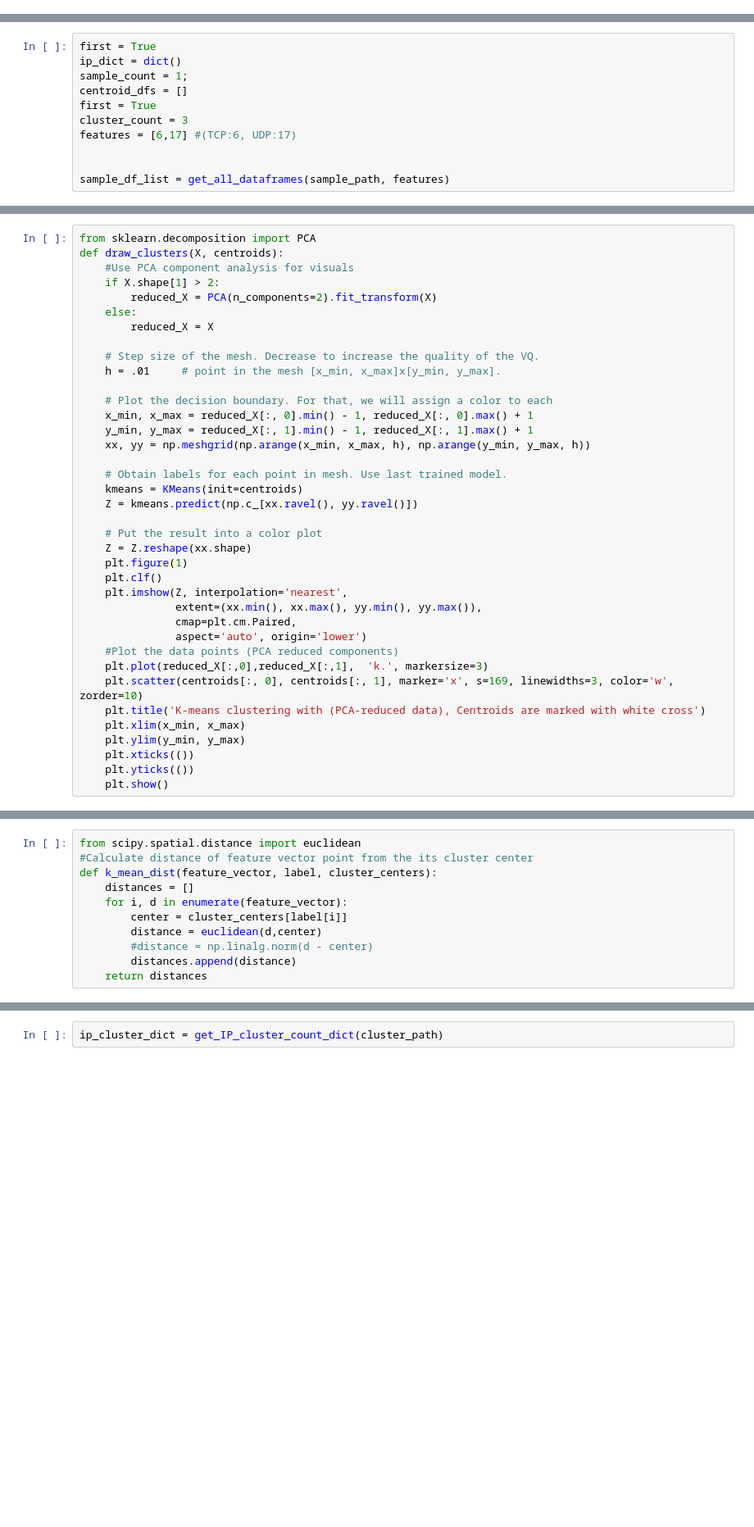
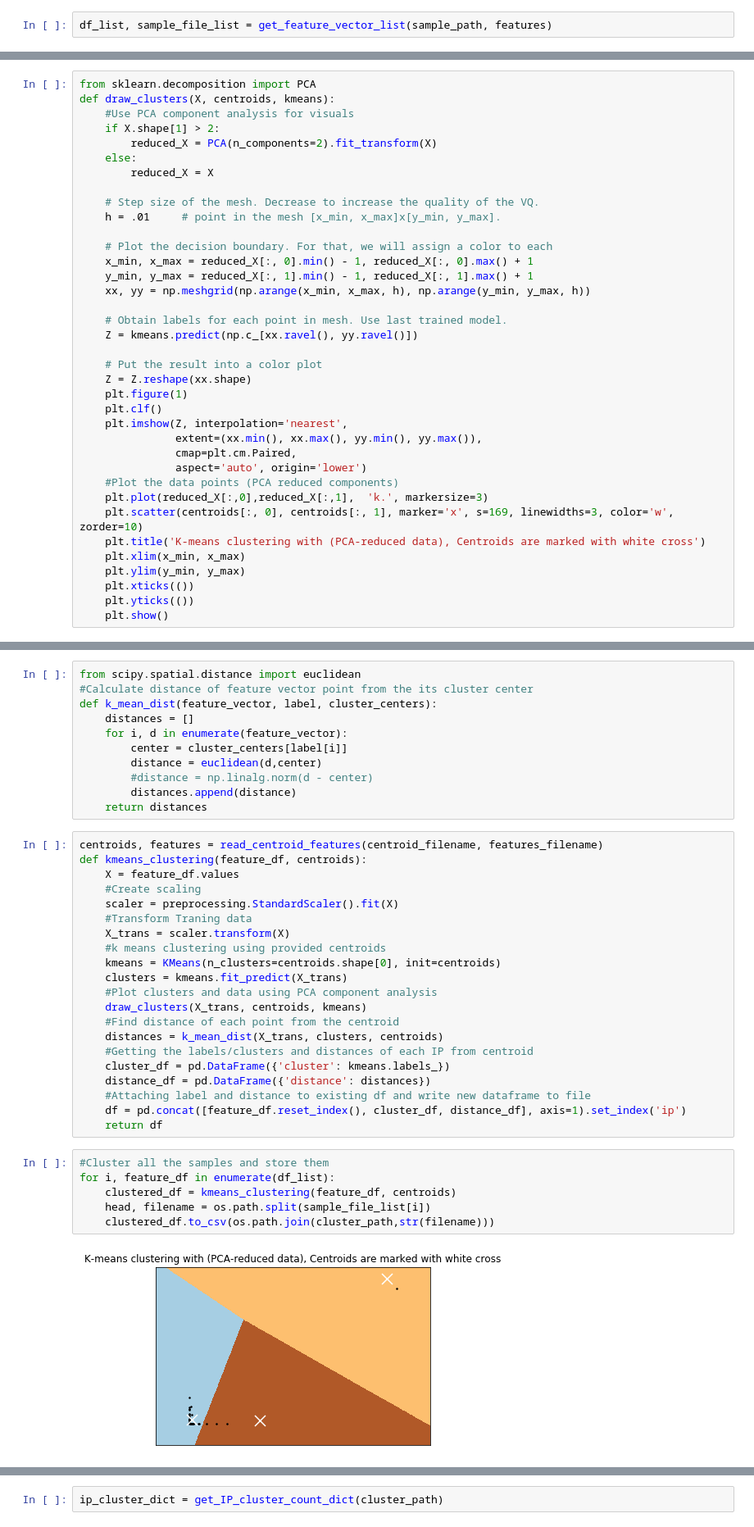
Before and after one commit to arpitgawande/ThesisPrograms, a Jupyter notebook: notebooks/IP_clustering.ipynb, the cells around one changed output, grey strips where cells are left out. Shown: that part at 82% size. Saved outputs shown, nothing was run; the diff lists cells and outputs as text; blank space fills up the shorter version.

```diff
--- a/notebooks/IP_clustering.ipynb
+++ b/notebooks/IP_clustering.ipynb
@@ -115,3 +130,5 @@ def elbow_method(X_trans):
 #     plt.title('Elbow Curve')
 #     plt.show()
     return opt_clust_count
+# %%
+df_list, sample_file_list = get_feature_vector_list(sample_path, features)
@@ -174,15 +198,4 @@ def get_kmeans_centroid(feature_df, cluster_count):
             first = False
         df_centroid = df_centroid.append(s,ignore_index=True)
     return df_centroid
-# %%
-first = True
-ip_dict = dict()
-sample_count = 1;
-centroid_dfs = []
-first = True
-cluster_count = 3
-features = [6,17] #(TCP:6, UDP:17)
-
-
-sample_df_list = get_all_dataframes(sample_path, features)
 # %%
@@ -209,7 +234,7 @@ def read_centroid_features(centroid_filename, features_filename):
     return centroids, features
 # %%
 from sklearn.decomposition import PCA
-def draw_clusters(X, centroids):
+def draw_clusters(X, centroids, kmeans):
     #Use PCA component analysis for visuals
     if X.shape[1] > 2:
         reduced_X = PCA(n_components=2).fit_transform(X)
@@ -225,7 +250,6 @@ def draw_clusters(X, centroids):
     xx, yy = np.meshgrid(np.arange(x_min, x_max, h), np.arange(y_min, y_max, h))
 
     # Obtain labels for each point in mesh. Use last trained model.
-    kmeans = KMeans(init=centroids)
     Z = kmeans.predict(np.c_[xx.ravel(), yy.ravel()])
 
     # Put the result into a color plot
@@ -277,3 +280,32 @@ def k_mean_dist(feature_vector, label, cluster_centers):
         #distance = np.linalg.norm(d - center)
         distances.append(distance)
     return distances
+# %%
+centroids, features = read_centroid_features(centroid_filename, features_filename)
+def kmeans_clustering(feature_df, centroids):
+    X = feature_df.values
+    #Create scaling
+    scaler = preprocessing.StandardScaler().fit(X)
+    #Transform Traning data
+    X_trans = scaler.transform(X)
+    #k means clustering using provided centroids
+    kmeans = KMeans(n_clusters=centroids.shape[0], init=centroids)
+    clusters = kmeans.fit_predict(X_trans)
+    #Plot clusters and data using PCA component analysis
+    draw_clusters(X_trans, centroids, kmeans)
+    #Find distance of each point from the centroid
+    distances = k_mean_dist(X_trans, clusters, centroids)
+    #Getting the labels/clusters and distances of each IP from centroid
+    cluster_df = pd.DataFrame({'cluster': kmeans.labels_})
+    distance_df = pd.DataFrame({'distance': distances})
+    #Attaching label and distance to existing df and write new dataframe to file
+    df = pd.concat([feature_df.reset_index(), cluster_df, distance_df], axis=1).set_index('ip')
+    return df
+# %%
+#Cluster all the samples and store them
+for i, feature_df in enumerate(df_list):
+    clustered_df = kmeans_clustering(feature_df, centroids)
+    head, filename = os.path.split(sample_file_list[i])
+    clustered_df.to_csv(os.path.join(cluster_path,str(filename)))
+# %% [output]
+[figure, added]
```
Also changed, not shown: parts of 16 cells of this notebook, 1 other file.
